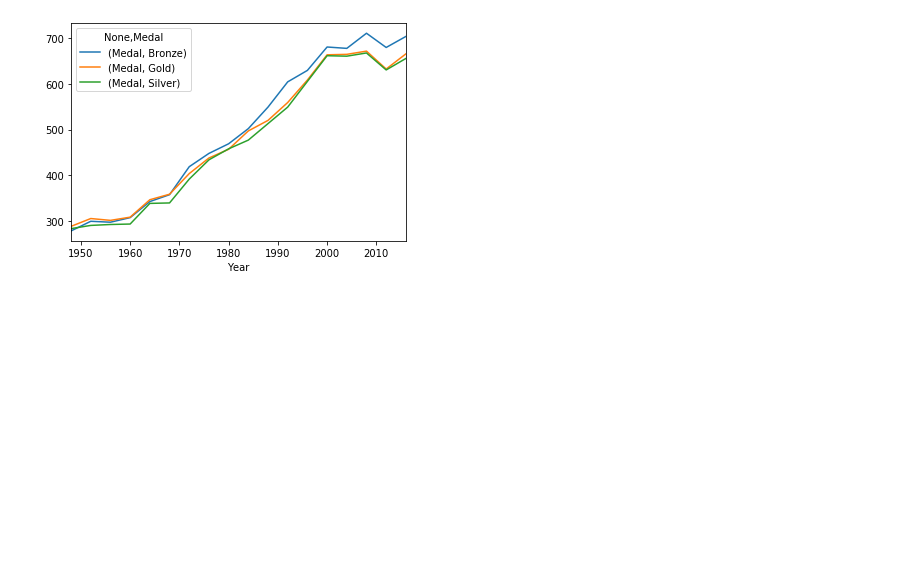
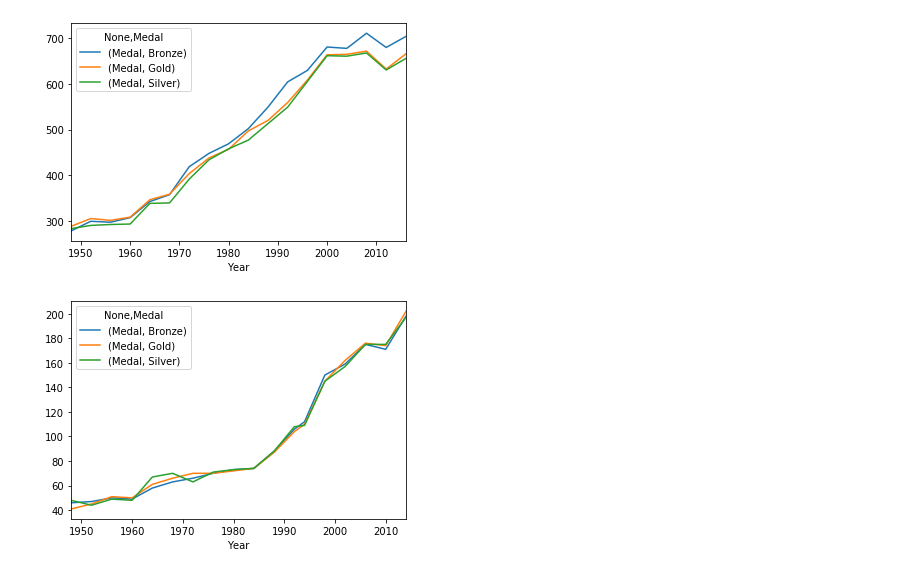
Before and after one commit to tysorensen/project1-group1, a Jupyter notebook: olympic_data.ipynb, the cells around one changed output. Saved outputs shown, nothing was run; the diff lists cells and outputs as text; code cells hidden in the pictures; blank space fills up the shorter version.

```diff
--- a/olympic_data.ipynb
+++ b/olympic_data.ipynb
@@ -47,2 +48,16 @@ medal_lines = medal_count_df.plot.line()
 # %% [output]
 [figure]
+# %%
+# group winter games by country
+grouped_noc = winter_olympics.groupby(["Year"])
+grouped_noc
+
+medal_count_winter = grouped_noc["Medal"].value_counts()
+medal_count_winter
+
+medal_count_winter_df = pd.DataFrame(medal_count_winter).unstack()
+medal_count_winter_df
+
+medal_summer_graph = medal_count_winter_df.plot.line()
+# %% [output]
+[figure, added]
```
Also changed, not shown: parts of 8 cells of this notebook.
